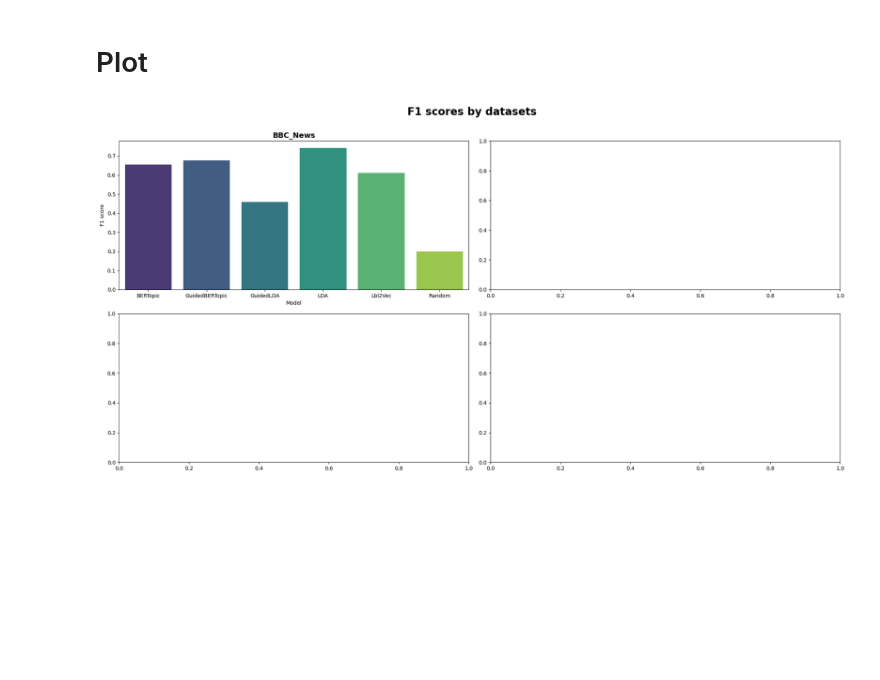
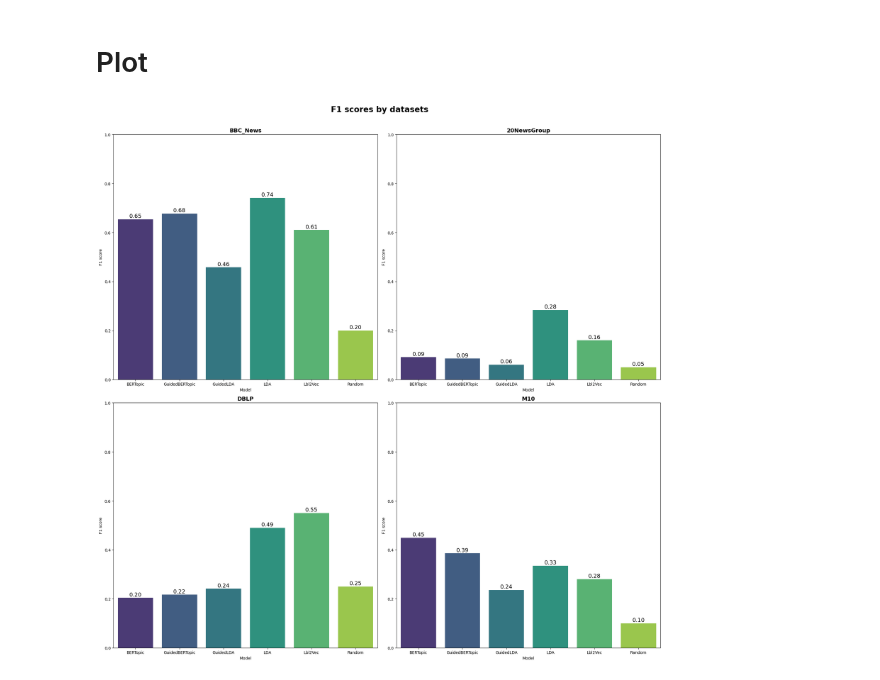
Before and after one commit to yoest/Topic-Modeling-Analysis, a Jupyter notebook: topic_modeling/tm_defined_classes/test_01.ipynb, the cells around one changed output. Drawn from its saved outputs; the diff is of its cells as text; code cells hidden in the pictures; blank space fills up the shorter version.

Commit message:
add other results

```diff
--- a/topic_modeling/tm_defined_classes/test_01.ipynb
+++ b/topic_modeling/tm_defined_classes/test_01.ipynb
@@ -478,9 +478,9 @@ bbc_news_result_df = get_and_save_result_for_dataset('BBC_News', models, load=Tr
 # %%
 twenty_news_group_result_df = get_and_save_result_for_dataset('20NewsGroup', models, load=True)
 # %%
-dblp_result_df = get_and_save_result_for_dataset('DBLP', models, load=False)
+dblp_result_df = get_and_save_result_for_dataset('DBLP', models, load=True)
 # %%
-m10_result_df = get_and_save_result_for_dataset('M10', models, load=False)
+m10_result_df = get_and_save_result_for_dataset('M10', models, load=True)
 # %% [markdown]
 # Plot
 # %%
@@ -492,14 +492,18 @@ def plot_for_results_dfs(results_dfs: list):
     """
     colors = sns.color_palette('viridis', n_colors=len(results_dfs[0][1]))
 
-    fig, ax = plt.subplots(2, 2, figsize=(20, 10))
+    fig, ax = plt.subplots(2, 2, figsize=(20, 20))
     fig.suptitle(f'F1 scores by datasets', fontsize=20, fontweight='bold')
 
     x, y = 0, 0
 
     for dataset_name, results_df in results_dfs:
-        sns.barplot(data=results_df, x='Model', y='F1 score', ax=ax[x, y], palette=colors)
+        bars = sns.barplot(data=results_df, x='Model', y='F1 score', ax=ax[x, y], palette=colors)
+        for bar in bars.patches:
+            bars.annotate(format(bar.get_height(), '.2f'), (bar.get_x() + bar.get_width() / 2, bar.get_height()), ha='center', va='center', size=14, xytext=(0, 8), textcoords='offset points')
+
         ax[x, y].set_title(dataset_name, fontsize=14, fontweight='bold')
+        ax[x, y].set_ylim(0, 1)
 
         y += 1
         if y == 2:
@@ -511,9 +515,9 @@ def plot_for_results_dfs(results_dfs: list):
 # %%
 plot_for_results_dfs([
     ('BBC_News', bbc_news_result_df),
-    # ('20NewsGroup', twenty_news_group_result_df),
-    # ('DBLP', dblp_result_df),
-    # ('M10', m10_result_df),
+    ('20NewsGroup', twenty_news_group_result_df),
+    ('DBLP', dblp_result_df),
+    ('M10', m10_result_df),
 ])
 # %% [output]
-[figure, old version]
+[figure, new version]
```
Also changed, not shown: 15 other files.
